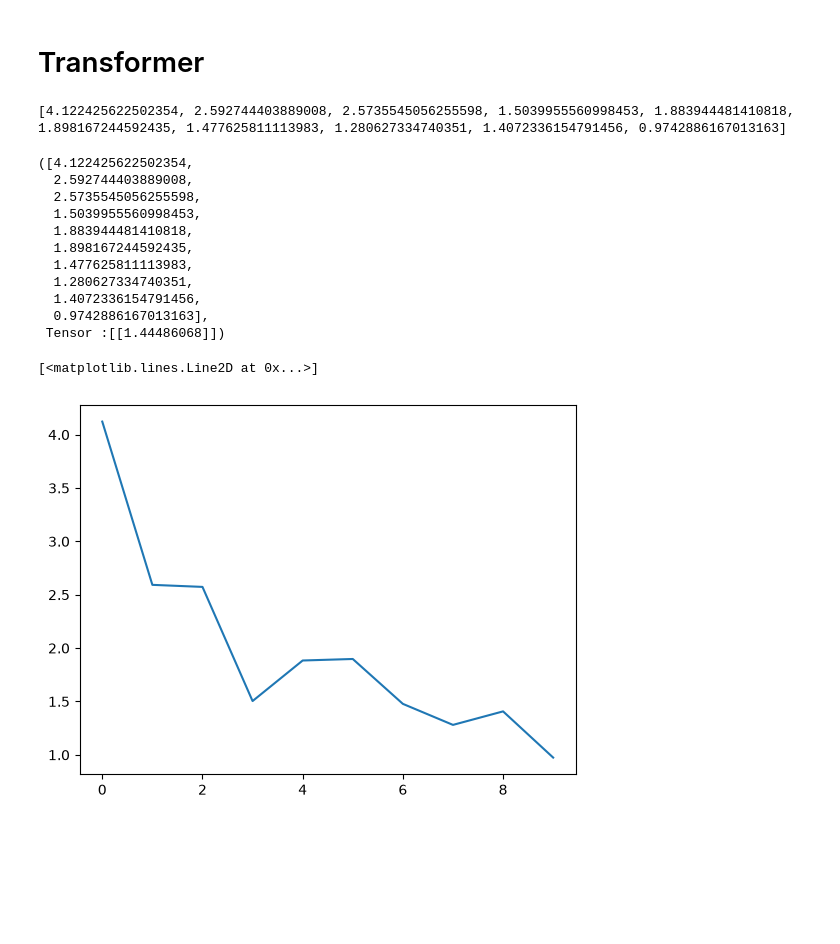
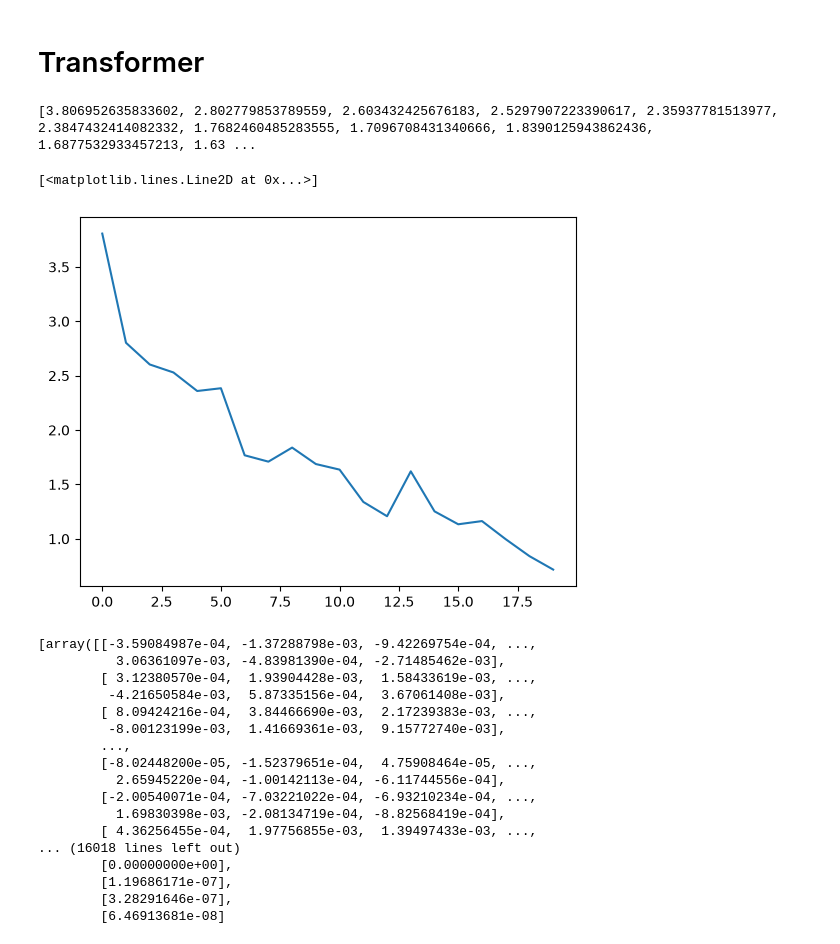
Before and after one commit to mrnishant1/NLP_BERT_implementation, a Jupyter notebook: notebook/micrograd.ipynb, the cells around one changed output. Saved outputs shown, nothing was run; the diff lists cells and outputs as text; code cells hidden in the pictures; blank space fills up the shorter version.

Commit message:
again got vanishing grad problem, but fixed automatic don't know how I think kernel got broke this time

```diff
--- a/notebook/micrograd.ipynb
+++ b/notebook/micrograd.ipynb
@@ -629,11 +630,11 @@ def sinusoidal_positional_encoding(p_words:int, m_features:int):
 
 class attention_head:
     def __init__(self, shape: tuple[int, int] = (1, 1)):
-        self.m, self.n = shape
-        std = np.sqrt(2 / 96)
-        self.W_q = Tensor(np.random.randn(self.n, self.n) * std, label='w_q')
-        self.W_k = Tensor(np.random.randn(self.n, self.n) * std, label='w_k')
-        self.W_v = Tensor(np.random.randn(self.n, self.n) * std, label='w_v')
+        self.n, self.m_feature = shape
+        std = np.sqrt(2 / self.m_feature)
+        self.W_q = Tensor(np.random.randn(self.m_feature, self.m_feature) * std, label='w_q')
+        self.W_k = Tensor(np.random.randn(self.m_feature, self.m_feature) * std, label='w_k')
+        self.W_v = Tensor(np.random.randn(self.m_feature, self.m_feature) * std, label='w_v')
 
     def __call__(self, pos_aware_embed: Tensor):
         Q = pos_aware_embed * self.W_q
@@ -649,7 +650,7 @@ class attention_head:
         context_embed = context_embed + pos_aware_embed
         return context_embed
 
-    def parameters(self):                              # renamed from perameter
+    def parameters(self):
         return self.W_q, self.W_k, self.W_v
 
 class Transformer(MLP):
@@ -712,6 +713,7 @@ class Transformer(MLP):
 
                 pos_aware_embed = self._encoder(x_batch)
                 ypred = self.model.predict(pos_aware_embed)
+                # print("pos_aware_embed",pos_aware_embed, ypred)
 
                 if y_batch.data.shape != ypred.data.shape and loss_type == 'mse':
                     raise ValueError(
@@ -967,25 +969,32 @@ np.shape(x),np.shape(y)
 # %% [markdown]
 # Transformer
 # %%
+import matplotlib.pyplot as plt
 trans = Transformer(p_words=64)
-trans.Fit(x,y,epoch=10,batch_size=1,lr=0.1,)
+lossHistory = trans.Fit(x,y,epoch=20,batch_size=1,lr=0.05,)
+# print(lossHistory)
+plt.plot(lossHistory[0])
 # %% [output]
-[4.122425622502354, 2.592744403889008, 2.5735545056255598, 1.5039955560998453, 1.883944481410818, 1.898167244592435, 1.477625811113983, 1.280627334740351, 1.4072336154791456, 0.9742886167013163]
+[3.806952635833602, 2.802779853789559, 2.603432425676183, 2.5297907223390617, 2.35937781513977, 2.3847432414082332, 1.7682460485283555, 1.7096708431340666, 1.8390125943862436, 1.6877532933457213, 1.63 ...
-([4.122425622502354,
-  2.592744403889008,
-  2.5735545056255598,
-  1.5039955560998453,
-  1.883944481410818,
-  1.898167244592435,
-  1.477625811113983,
-  1.280627334740351,
-  1.4072336154791456,
-  0.9742886167013163],
- Tensor :[[1.44486068]])
+[<matplotlib.lines.Line2D at 0x...>]
+[figure, added]
 # %%
-import matplotlib.pyplot as plt
-plt.plot([4.122425622502354, 2.592744403889008, 2.5735545056255598, 1.5039955560998453, 1.883944481410818, 1.898167244592435, 1.477625811113983, 1.280627334740351, 1.4072336154791456, 0.9742886167013163]
-)
+[i.grad for i in trans.parameters()]
 # %% [output]
-[<matplotlib.lines.Line2D at 0x...>]
+[array([[-3.59084987e-04, -1.37288798e-03, -9.42269754e-04, ...,
+          3.06361097e-03, -4.83981390e-04, -2.71485462e-03],
+        [ 3.12380570e-04,  1.93904428e-03,  1.58433619e-03, ...,
+         -4.21650584e-03,  5.87335156e-04,  3.67061408e-03],
+        [ 8.09424216e-04,  3.84466690e-03,  2.17239383e-03, ...,
+         -8.00123199e-03,  1.41669361e-03,  9.15772740e-03],
+        ...,
+        [-8.02448200e-05, -1.52379651e-04,  4.75908464e-05, ...,
+          2.65945220e-04, -1.00142113e-04, -6.11744556e-04],
+        [-2.00540071e-04, -7.03221022e-04, -6.93210234e-04, ...,
+          1.69830398e-03, -2.08134719e-04, -8.82568419e-04],
+        [ 4.36256455e-04,  1.97756855e-03,  1.39497433e-03, ...,
+... (16018 lines left out)
+        [0.00000000e+00],
+        [1.19686171e-07],
+        [3.28291646e-07],
+        [6.46913681e-08]
-[figure, removed]
```
Also changed, not shown: parts of 4 cells of this notebook.
